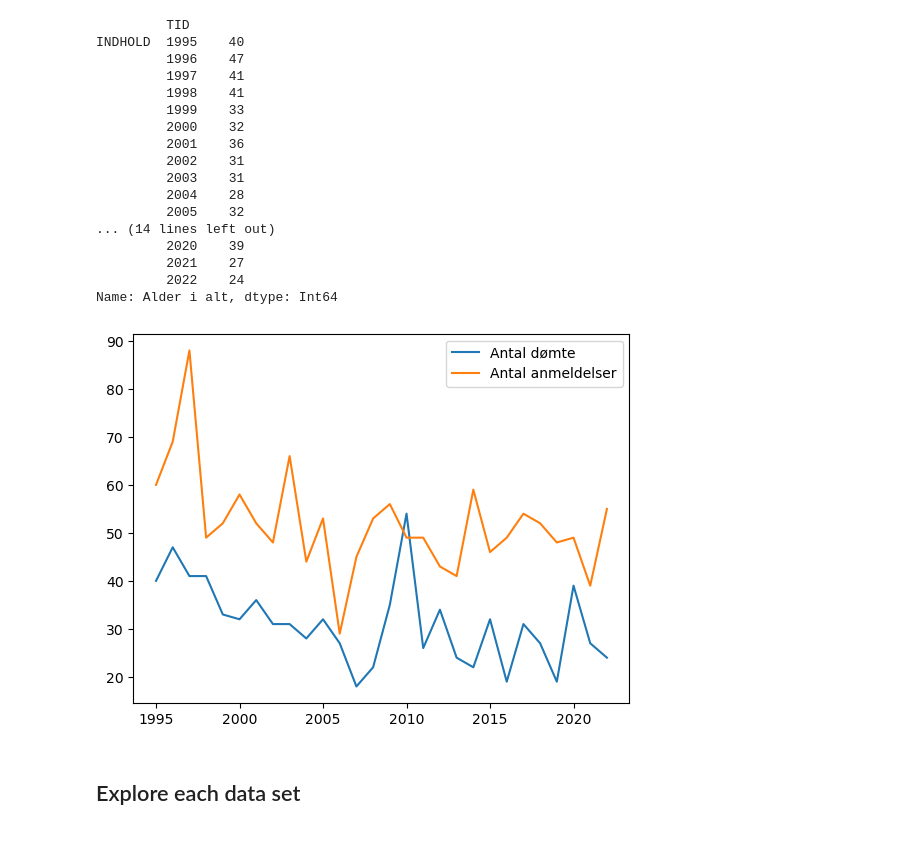
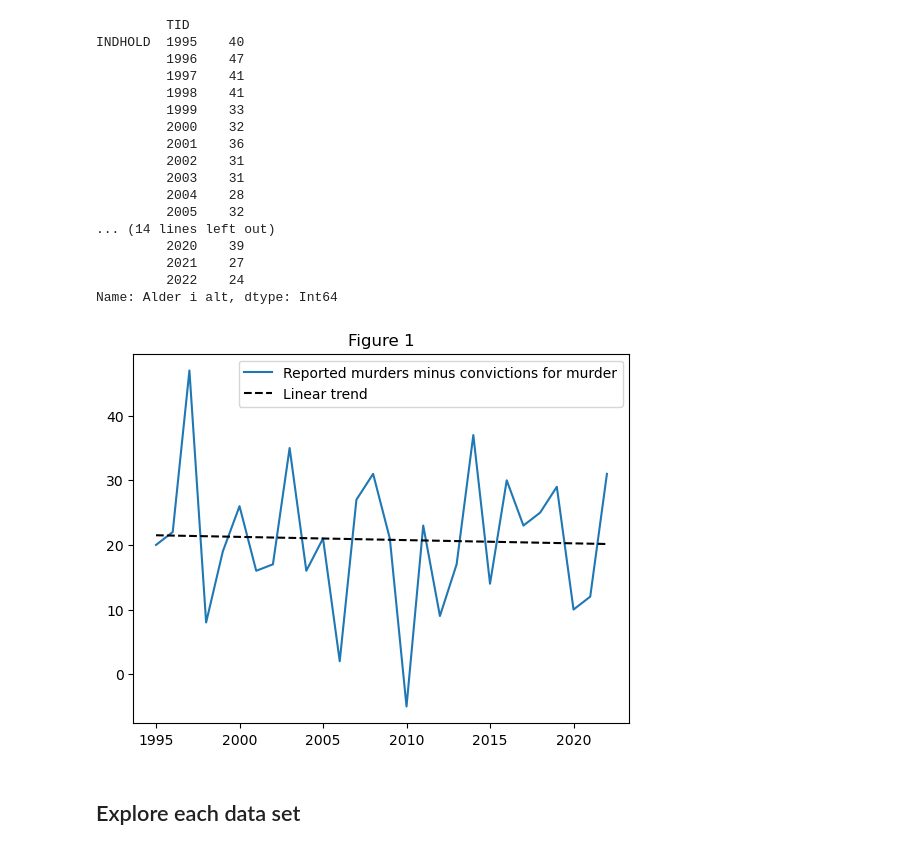
Before and after one commit to NumEconCopenhagen/projects-2023-bulen, a Jupyter notebook: dataproject/dataproject.ipynb, the cells around one changed output. Saved outputs shown, nothing was run; the diff lists cells and outputs as text; code cells hidden in the pictures.

Commit message:
introduktion og ny figur

```diff
--- a/dataproject/dataproject.ipynb
+++ b/dataproject/dataproject.ipynb
@@ -451,15 +512,19 @@ INDHOLD  1995    40
          2021    27
          2022    24
 Name: Alder i alt, dtype: Int64
-# %%
-fig = plt.figure()
-ax = fig.add_subplot(1,1,1)
-ax.plot(tid_proxy, straf_proxy, label='Antal dømte')
-ax.plot(tid_proxy, anmeldte_proxy, label= 'Antal anmeldelser')
-plt.legend()
-plt.show()
-# %% [output]
-[figure, removed]
+# %%
+stationaritet = (anmeldte_proxy-straf_proxy).astype(int) #the difference between convicted and incidence rate, forcing object type to integer
+z = np.polyfit(tid_proxy, stationaritet, 1) # fitting trend line
+p = np.poly1d(z)
+fig = plt.figure()
+ax = fig.add_subplot(1,1,1)
+ax.plot(tid_proxy, stationaritet, label='Reported murders minus convictions for murder')
+ax.plot(tid_proxy, p(tid_proxy), color='black', linestyle='--', label='Linear trend')
+plt.title('Figure 1')
+plt.legend()
+plt.show()
+# %% [output]
+[figure, added]
 # %% [markdown]
 ## Explore each data set
 # %% [markdown]
```
Also changed, not shown: parts of 6 cells of this notebook.
